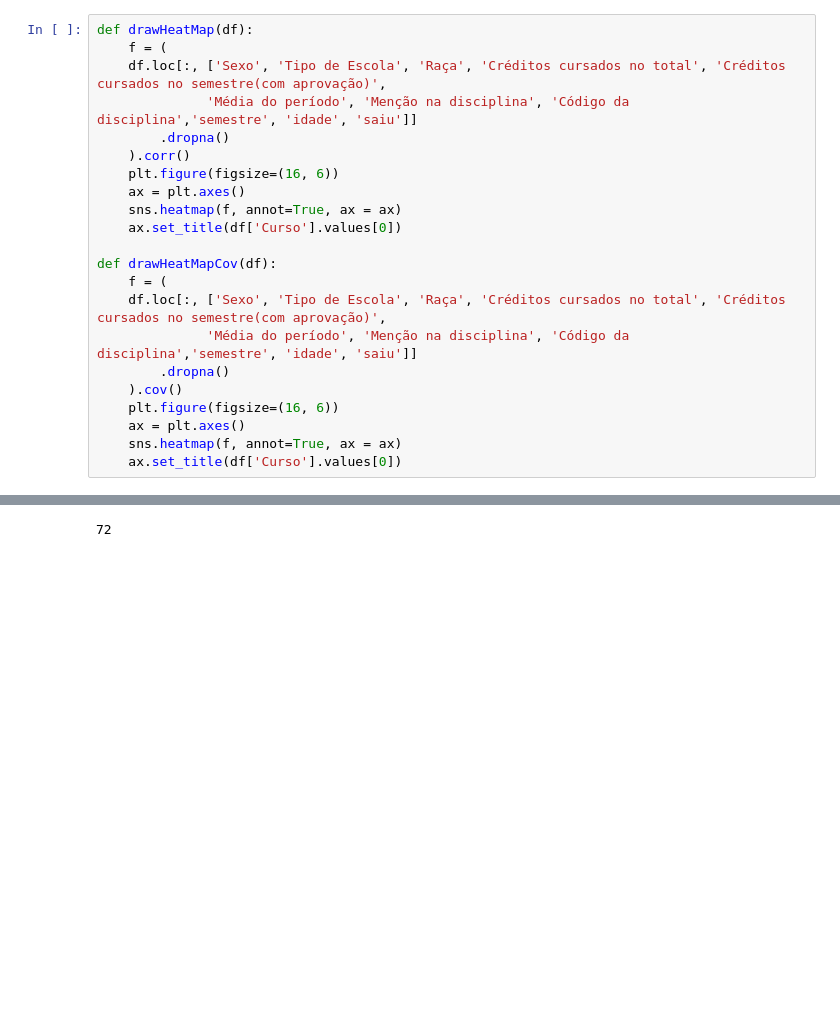
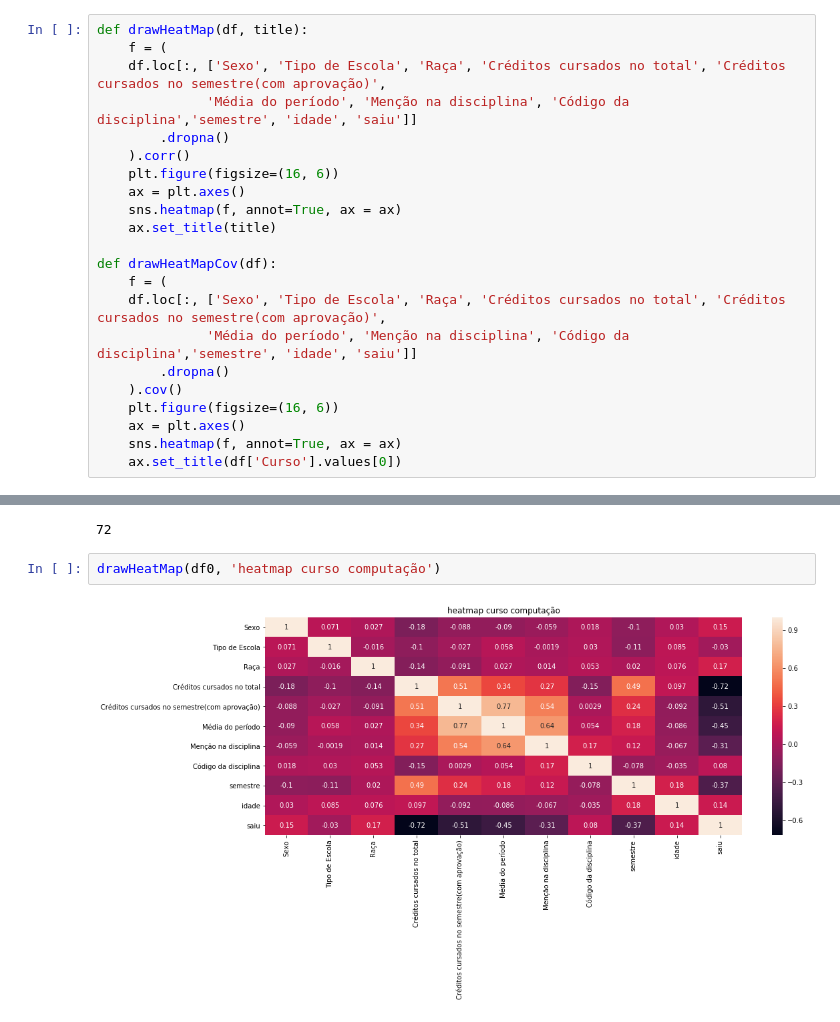
Before and after one commit to pedrobpio/TG, a Jupyter notebook: HeatMaps.ipynb, the cells around one changed output, grey strips where cells are left out. Saved outputs shown, nothing was run; the diff lists cells and outputs as text; blank space fills up the shorter version.

```diff
--- a/HeatMaps.ipynb
+++ b/HeatMaps.ipynb
@@ -23,7 +23,7 @@ sns.heatmap(f, annot=True)
 <matplotlib.axes._subplots.AxesSubplot at 0x...>
 [figure]
 # %%
-def drawHeatMap(df):
+def drawHeatMap(df, title):
     f = (
     df.loc[:, ['Sexo', 'Tipo de Escola', 'Raça', 'Créditos cursados no total', 'Créditos cursados no semestre(com aprovação)',
               'Média do período', 'Menção na disciplina', 'Código da disciplina','semestre', 'idade', 'saiu']]
@@ -32,7 +32,7 @@ def drawHeatMap(df):
     plt.figure(figsize=(16, 6))
     ax = plt.axes()
     sns.heatmap(f, annot=True, ax = ax)
-    ax.set_title(df['Curso'].values[0])
+    ax.set_title(title)
 
 def drawHeatMapCov(df):
     f = (
@@ -72,3 +72,7 @@ total_sum[total_sum > 1000].size
 # verificar cargalos das diciplinas ex: OAC, AUTOMATOS
 # %% [output]
 72
+# %%
+drawHeatMap(df0, 'heatmap curso computação')
+# %% [output]
+[figure, added]
```
Also changed, not shown: parts of 5 cells of this notebook, 5 other files.
